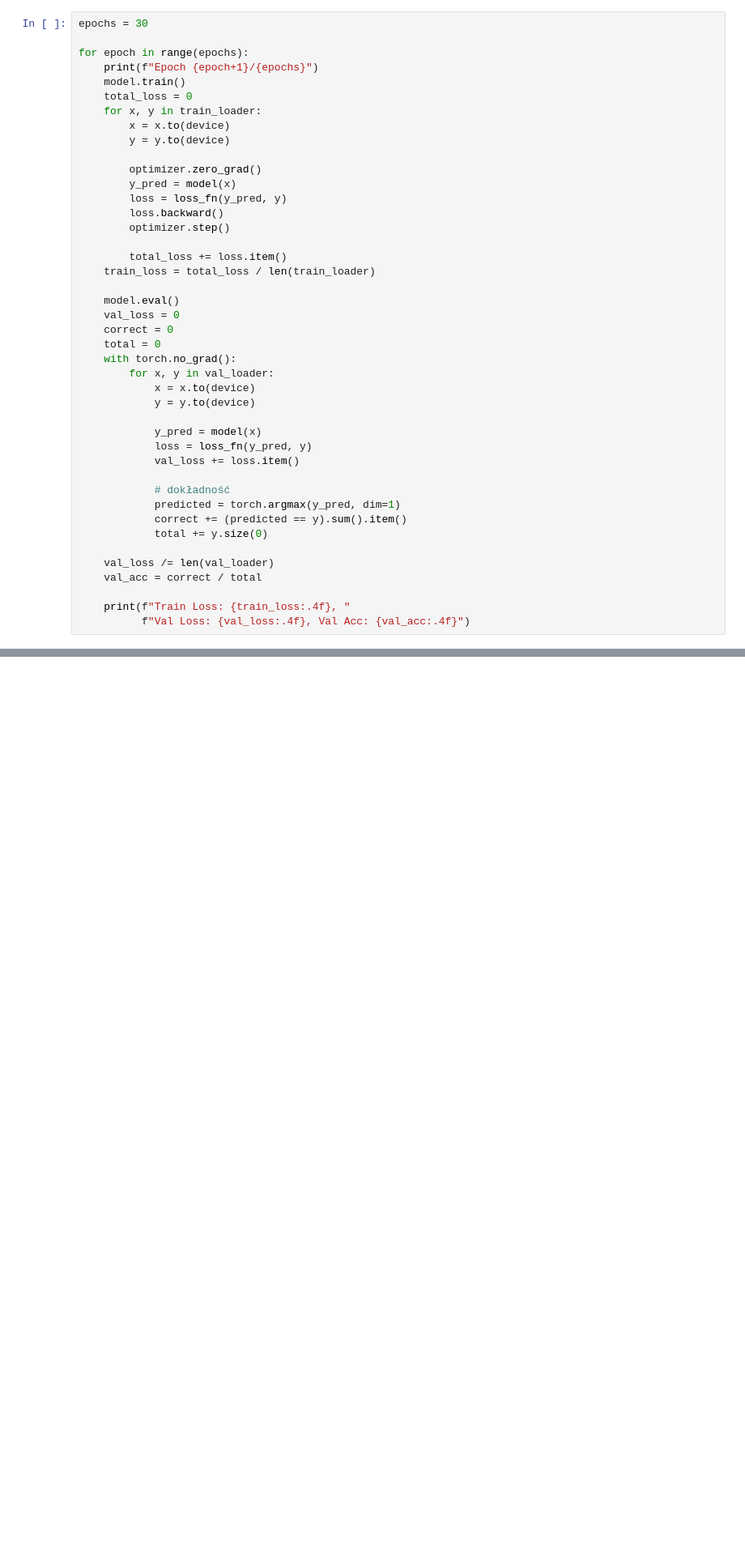
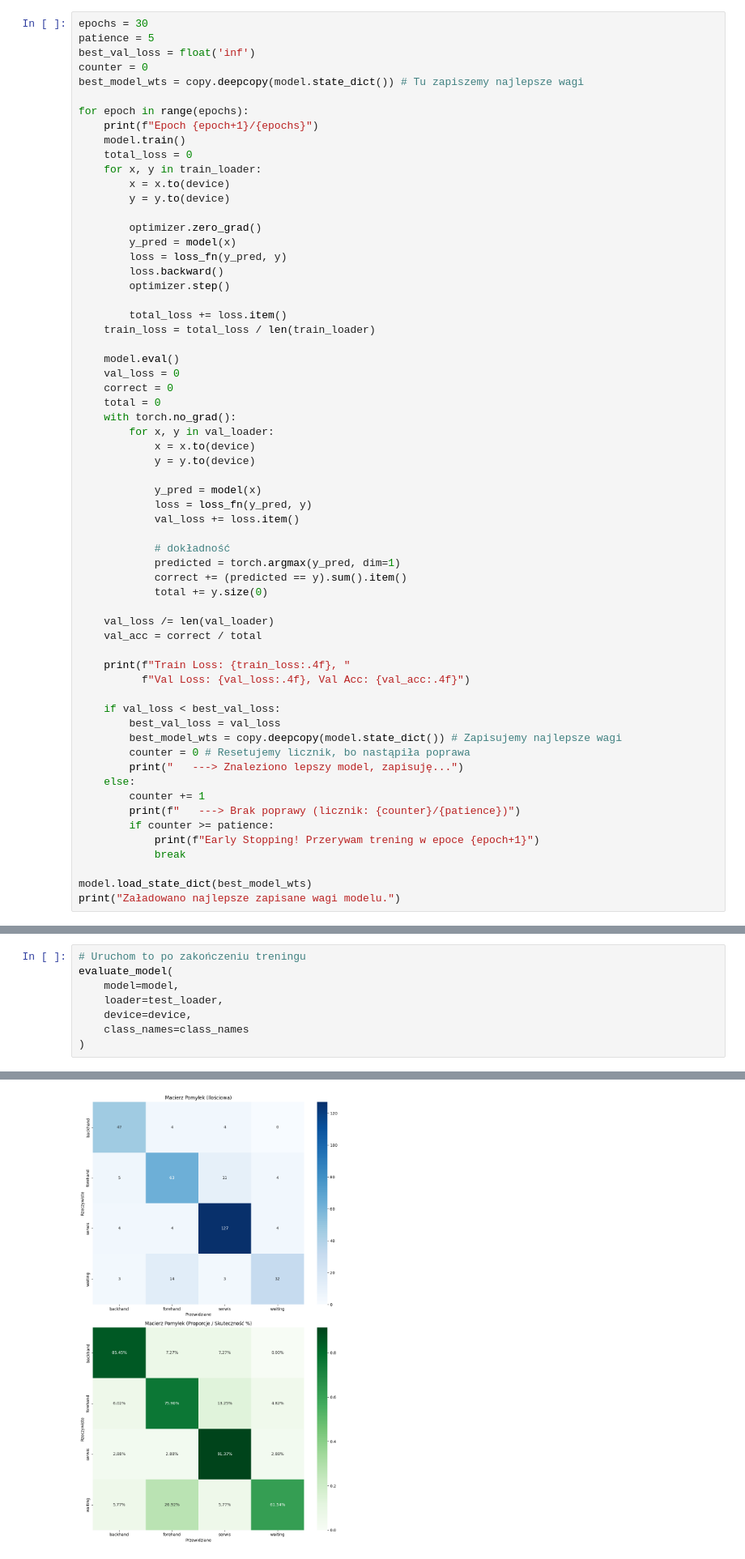
Before and after one commit to Julian268398/CNN_Tenis, a Jupyter notebook: project/sequence_matrix_CNN.ipynb, the cells around one changed output, grey strips where cells are left out. Shown at 81% size. Cells and saved outputs as stored; diff of their text form; blank space fills up the shorter version.

```diff
--- a/project/sequence_matrix_CNN.ipynb
+++ b/project/sequence_matrix_CNN.ipynb
@@ -248,6 +238,10 @@ optimizer = torch.optim.Adam(params=model.parameters(),
                              lr=0.001)
 # %%
 epochs = 30
+patience = 5
+best_val_loss = float('inf')
+counter = 0
+best_model_wts = copy.deepcopy(model.state_dict()) # Tu zapiszemy najlepsze wagi
 
 for epoch in range(epochs):
     print(f"Epoch {epoch+1}/{epochs}")
@@ -289,5 +283,20 @@ for epoch in range(epochs):
 
     print(f"Train Loss: {train_loss:.4f}, "
           f"Val Loss: {val_loss:.4f}, Val Acc: {val_acc:.4f}")
+
+    if val_loss < best_val_loss:
+        best_val_loss = val_loss
+        best_model_wts = copy.deepcopy(model.state_dict()) # Zapisujemy najlepsze wagi
+        counter = 0 # Resetujemy licznik, bo nastąpiła poprawa
+        print("   ---> Znaleziono lepszy model, zapisuję...")
+    else:
+        counter += 1
+        print(f"   ---> Brak poprawy (licznik: {counter}/{patience})")
+        if counter >= patience:
+            print(f"Early Stopping! Przerywam trening w epoce {epoch+1}")
+            break
+
+model.load_state_dict(best_model_wts)
+print("Załadowano najlepsze zapisane wagi modelu.")
 # %% [output]
 Epoch 1/30
@@ -311,0 +374,9 @@ Test
+# %%
+# Uruchom to po zakończeniu treningu
+evaluate_model(
+    model=model,
+    loader=test_loader,
+    device=device,
+    class_names=class_names
+)
+# %% [output]
@@ -311,0 +398 @@ Test
+[figure, added]
```
Also changed, not shown: parts of 13 cells of this notebook.
